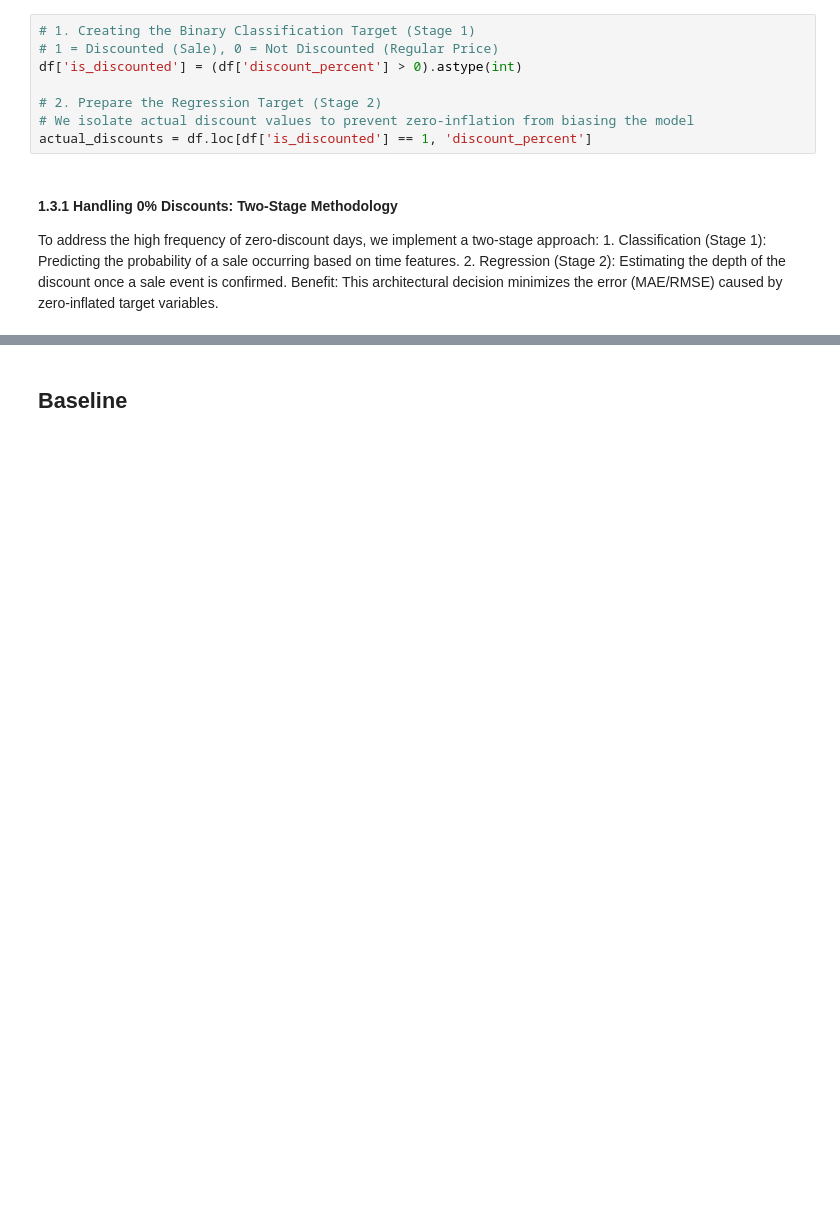
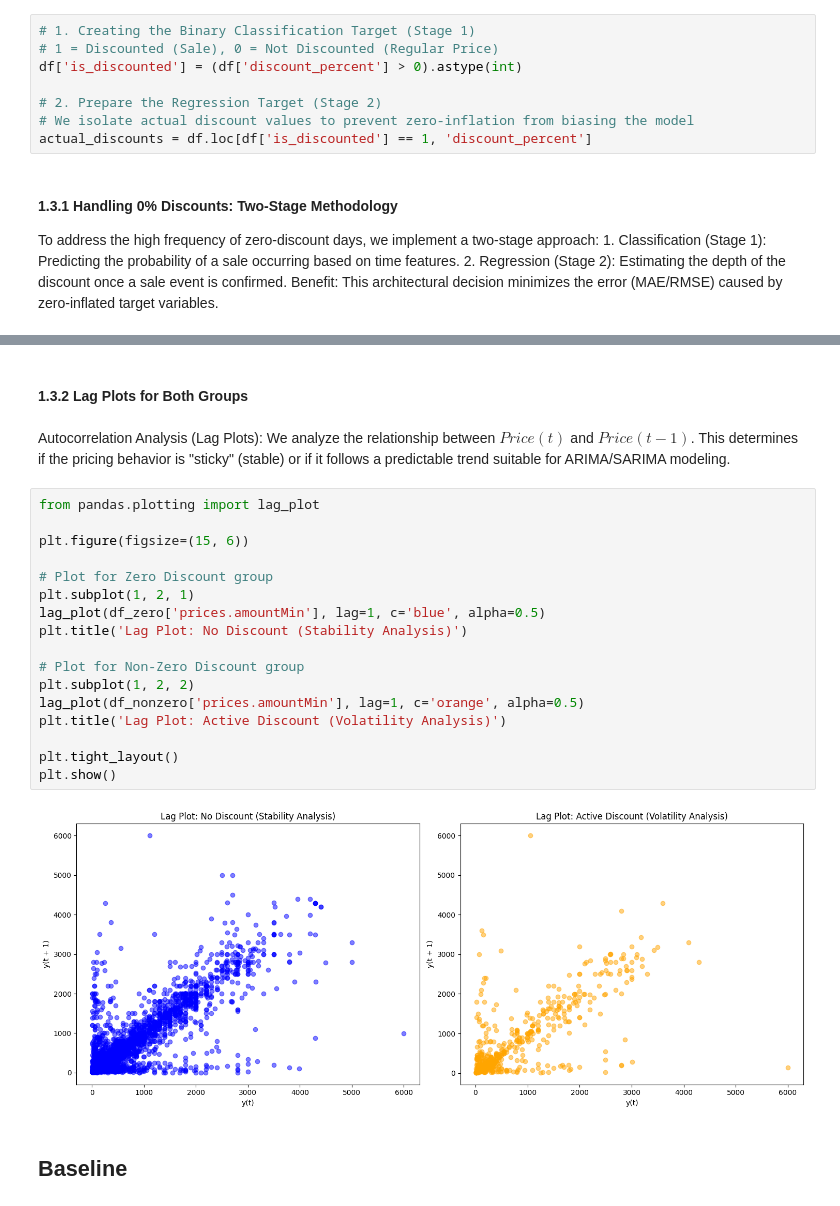
Before and after one commit to dealcatcher/jupyter-lab-models, a Jupyter notebook: arima.ipynb, the cells around one changed output, grey strips where cells are left out. Drawn from its saved outputs; the diff is of its cells as text; blank space fills up the shorter version.

```diff
--- a/arima.ipynb
+++ b/arima.ipynb
@@ -108,2 +182,25 @@ plt.show()
+# %% [markdown]
+#### 1.3.2 Lag Plots for Both Groups
+# %% [markdown]
+Autocorrelation Analysis (Lag Plots): We analyze the relationship between $Price(t)$ and $Price(t-1)$. This determines if the pricing behavior is "sticky" (stable) or if it follows a predictable trend suitable for ARIMA/SARIMA modeling.
+# %%
+from pandas.plotting import lag_plot
+
+plt.figure(figsize=(15, 6))
+
+# Plot for Zero Discount group
+plt.subplot(1, 2, 1)
+lag_plot(df_zero['prices.amountMin'], lag=1, c='blue', alpha=0.5)
+plt.title('Lag Plot: No Discount (Stability Analysis)')
+
+# Plot for Non-Zero Discount group
+plt.subplot(1, 2, 2)
+lag_plot(df_nonzero['prices.amountMin'], lag=1, c='orange', alpha=0.5)
+plt.title('Lag Plot: Active Discount (Volatility Analysis)')
+
+plt.tight_layout()
+plt.show()
+# %% [output]
+[figure, added]
 # %% [markdown]
 ## Baseline
```
Also changed, not shown: parts of 9 cells of this notebook.
